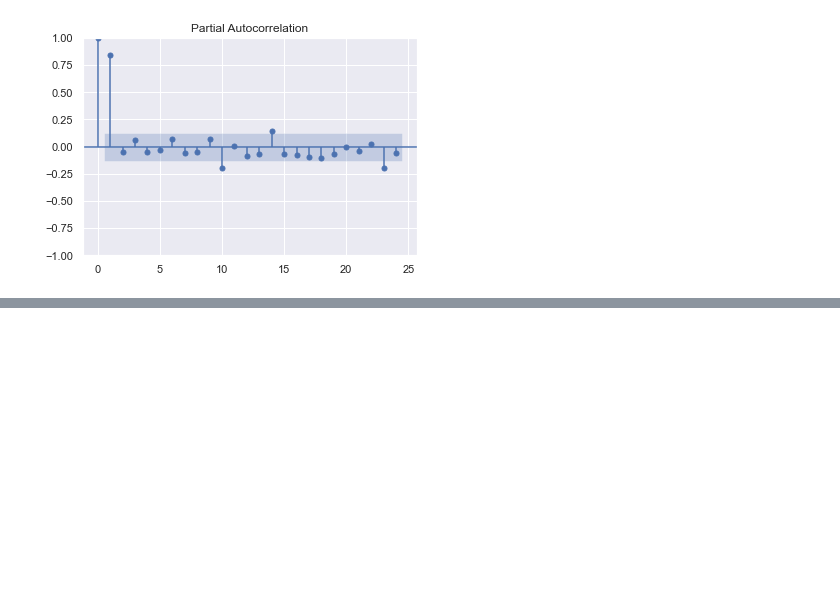
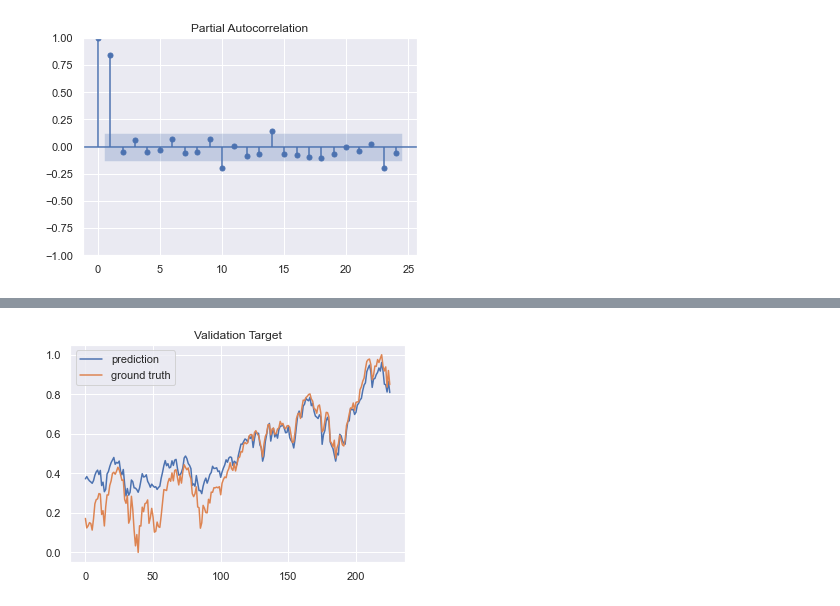
Before and after one commit to tupoylogin/Neural_Net_Genetic_Alg, a Jupyter notebook: examples/NASDAQ.ipynb, the cells around one changed output, grey strips where cells are left out. Cells and saved outputs as stored; diff of their text form; code cells hidden in the pictures; blank space fills up the shorter version.

```diff
--- a/examples/NASDAQ.ipynb
+++ b/examples/NASDAQ.ipynb
@@ -178,3 +201,25 @@ plt.show()
+# %%
+test_global, _ = create_lags(
+    data, data,
+    ["Close", "Open", "Low", "High", "Volume"],
+    n_lags
+)
+test_global, _ = normalize_dataset(test_global, _)
+y_col = "Close"
+X_col = test_global.columns.tolist()
+X_col.remove(y_col)
+
+X_test = test_global[X_col].values
+y_test = test_global[y_col].values[..., np.newaxis]
+
+prediction = model.predict(X_test)
+plt.title('Validation Target')
+plt.plot(prediction, label='prediction')
+plt.plot(y_test, label='ground truth')
+plt.legend()
+plt.show()
+# %% [output]
+[figure, added]
 # %%
 plt.title('Train Target')
 plt.plot(prediction_train, label='prediction')
```
Also changed, not shown: parts of 20 cells of this notebook, 2 other files.
